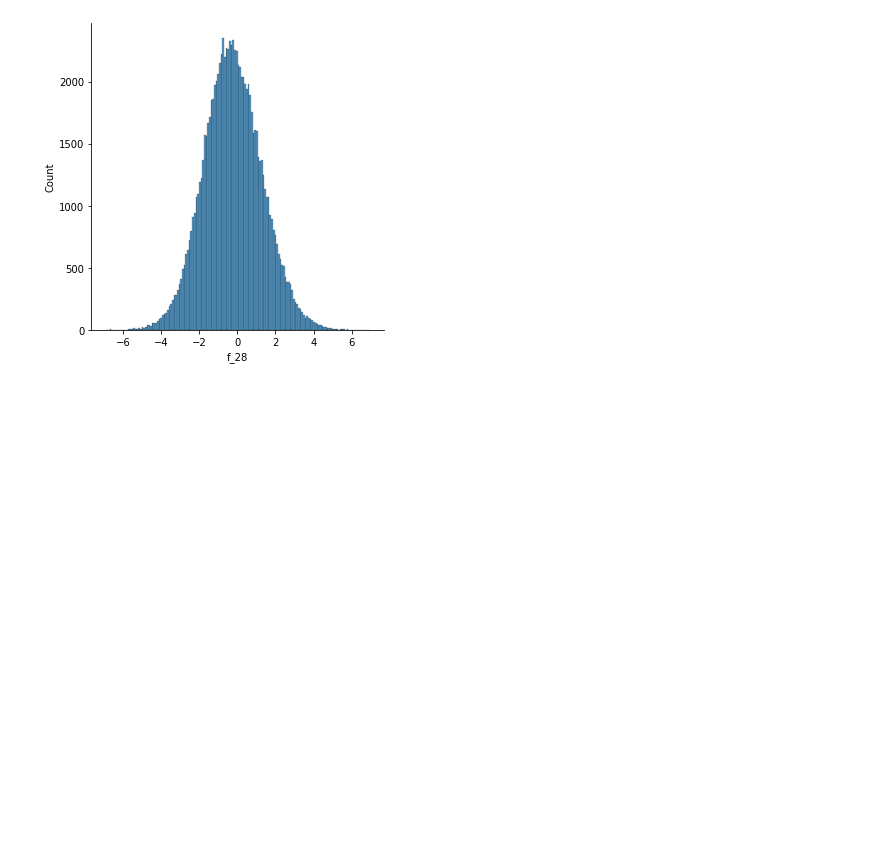
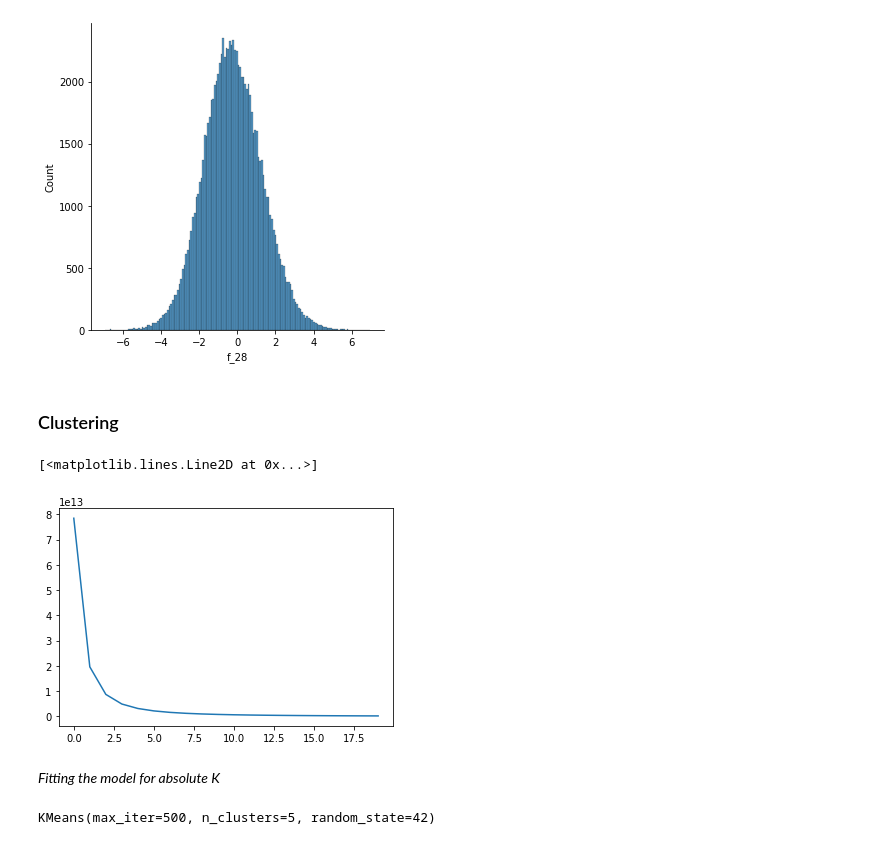
Before and after one commit to rohandawar/Tabular_play_Ground, a Jupyter notebook: tabular-data-challange-jul-2022.ipynb, the cells around one changed output. Cells and saved outputs as stored; diff of their text form; code cells hidden in the pictures; blank space fills up the shorter version.

```diff
--- a/tabular-data-challange-jul-2022.ipynb
+++ b/tabular-data-challange-jul-2022.ipynb
@@ -213,3 +217,24 @@ plotting(traindf, 'f_27')
 plotting(traindf, 'f_28')
 # %% [output]
 [figure]
+# %% [markdown]
+### Clustering
+# %%
+#finding K
+ssd = []
+for num_clusters in list(range(1,21)):
+    model_clus = KMeans(n_clusters = num_clusters, max_iter=500)
+    model_clus.fit(traindf)
+    ssd.append(model_clus.inertia_)
+
+plt.plot(ssd)
+# %% [output]
+[<matplotlib.lines.Line2D at 0x...>]
+[figure, added]
+# %% [markdown]
+_Fitting the model for absolute K_
+# %%
+model = KMeans(n_clusters=5, max_iter=500, random_state=42)
+model.fit(traindf)
+# %% [output]
+KMeans(max_iter=500, n_clusters=5, random_state=42)
```
Also changed, not shown: parts of 5 cells of this notebook.
